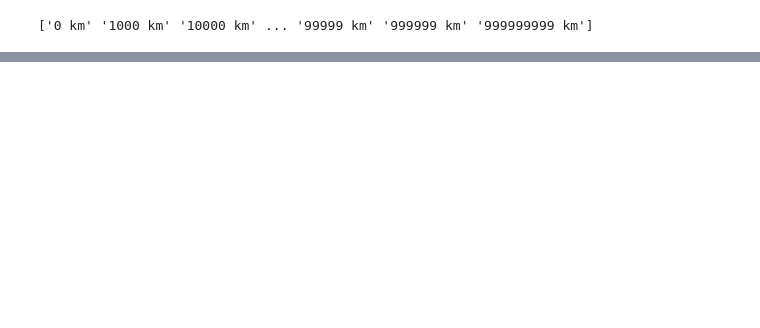
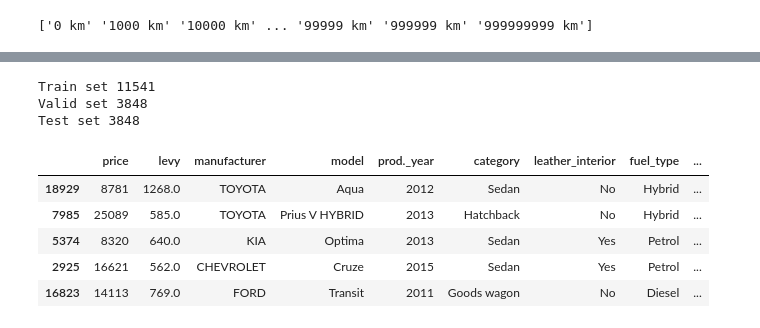
Before and after one commit to Cadifam/ds_car_price_prediction, a Jupyter notebook: loading_preprocessing_data.ipynb, the cells around one changed output, grey strips where cells are left out. Saved outputs shown, nothing was run; the diff lists cells and outputs as text; code cells hidden in the pictures; blank space fills up the shorter version.

```diff
--- a/loading_preprocessing_data.ipynb
+++ b/loading_preprocessing_data.ipynb
@@ -306,0 +234,21 @@ memory usage: 2.6+ MB
+# %%
+df_train_full, df_test = train_test_split(df, test_size=0.2, random_state=11)
+
+df_train, df_valid = train_test_split(df_train_full, test_size=0.25, random_state=11)
+
+print(f'Train set {len(df_train)}')
+print(f'Valid set {len(df_valid)}')
+print(f'Test set {len(df_test)}')
+# %% [output]
+Train set 11541
+Valid set 3848
+Test set 3848
+# %%
+df_train.head()
+# %% [output]
+|  | price | levy | manufacturer | model | prod._year | category | leather_interior | fuel_type | ... |
+| 18929 | 8781 | 1268.0 | TOYOTA | Aqua | 2012 | Sedan | No | Hybrid | ... |
+| 7985 | 25089 | 585.0 | TOYOTA | Prius V HYBRID | 2013 | Hatchback | No | Hybrid | ... |
+| 5374 | 8320 | 640.0 | KIA | Optima | 2013 | Sedan | Yes | Petrol | ... |
+| 2925 | 16621 | 562.0 | CHEVROLET | Cruze | 2015 | Sedan | Yes | Petrol | ... |
+| 16823 | 14113 | 769.0 | FORD | Transit | 2011 | Goods wagon | No | Diesel | ... |
```
Also changed, not shown: parts of 74 cells of this notebook, 1 other file.
